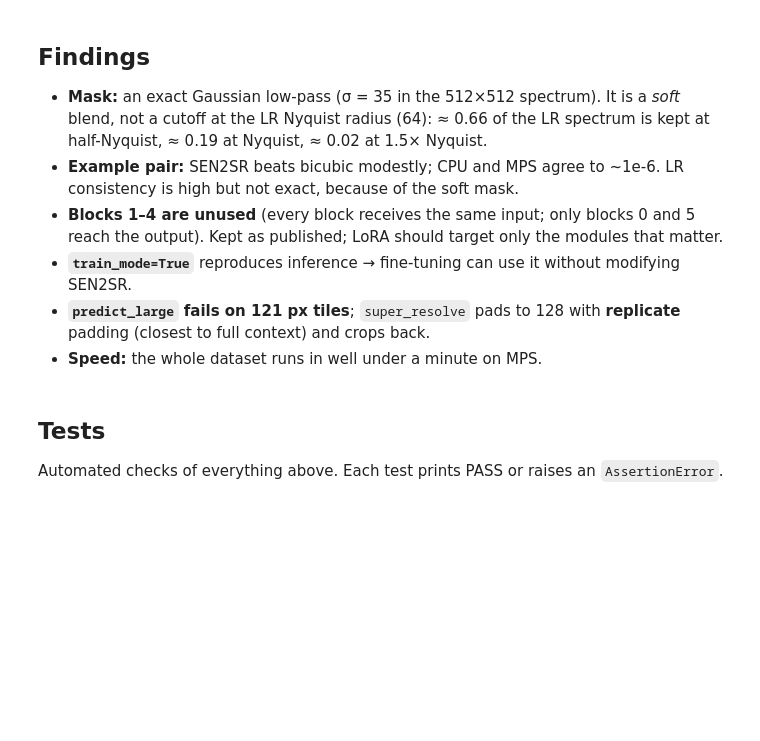
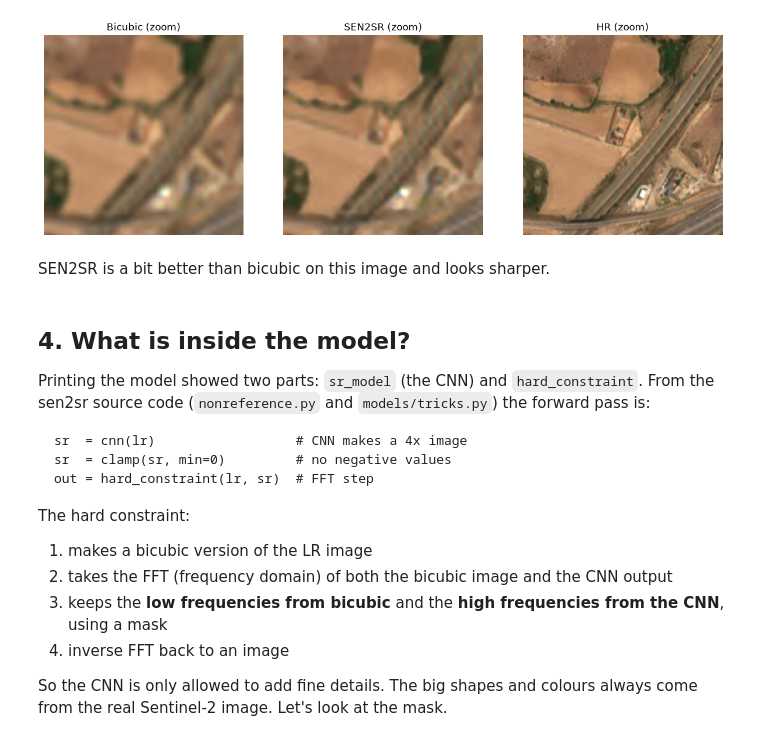
Before and after one commit to Mannat-Makwana/SEN2SR_Model, a Jupyter notebook: phase0_model_check.ipynb, the cells around one changed output. Drawn from its saved outputs; the diff is of its cells as text; code cells hidden in the pictures; blank space fills up the shorter version.

Commit message:
Made the code easy to understand

````diff
--- a/phase0_model_check.ipynb
+++ b/phase0_model_check.ipynb
@@ -217,13 +141,28 @@ cpu: 53.6 ms per 128 px tile
+# %%
+plt.figure(figsize=(15, 5))
+plt.subplot(1, 3, 1); show_rgb(bicubic[0, :, 80:240, 80:240].numpy(), "Bicubic (zoom)")
+plt.subplot(1, 3, 2); show_rgb(sr[0, :, 80:240, 80:240].numpy(), "SEN2SR (zoom)")
+plt.subplot(1, 3, 3); show_rgb(hr[0, :, 80:240, 80:240].numpy(), "HR (zoom)")
+plt.show()
+# %% [output]
+[figure, added]
+# %% [markdown]
+SEN2SR is a bit better than bicubic on this image and looks sharper.
 # %% [markdown]
-## Findings
+## 4. What is inside the model?
 
-- **Mask:** an exact Gaussian low-pass (σ = 35 in the 512×512 spectrum). It is a *soft* blend, not a cutoff at the LR Nyquist radius (64): ≈ 0.66 of the LR spectrum is kept at half-Nyquist, ≈ 0.19 at Nyquist, ≈ 0.02 at 1.5× Nyquist.
-- **Example pair:** SEN2SR beats bicubic modestly; CPU and MPS agree to ~1e-6. LR consistency is high but not exact, because of the soft mask.
-- **Blocks 1–4 are unused** (every block receives the same input; only blocks 0 and 5 reach the output). Kept as published; LoRA should target only the modules that matter.
-- **`train_mode=True`** reproduces inference → fine-tuning can use it without modifying SEN2SR.
-- **`predict_large` fails on 121 px tiles**; `super_resolve` pads to 128 with **replicate** padding (closest to full context) and crops back.
-- **Speed:** the whole dataset runs in well under a minute on MPS.
+Printing the model showed two parts: `sr_model` (the CNN) and `hard_constraint`. From the sen2sr source code (`nonreference.py` and `models/tricks.py`) the forward pass is:
+
+```
+sr  = cnn(lr)                  # CNN makes a 4x image
+sr  = clamp(sr, min=0)         # no negative values
+out = hard_constraint(lr, sr)  # FFT step
+```
+
+The hard constraint:
+1. makes a bicubic version of the LR image
+2. takes the FFT (frequency domain) of both the bicubic image and the CNN output
+3. keeps the **low frequencies from bicubic** and the **high frequencies from the CNN**, using a mask
+4. inverse FFT back to an image
+
+So the CNN is only allowed to add fine details. The big shapes and colours always come from the real Sentinel-2 image. Let's look at the mask.
-# %% [markdown]
-## Tests
-
-Automated checks of everything above. Each test prints PASS or raises an `AssertionError`.
````
Also changed, not shown: parts of 48 cells of this notebook, 2 other files.
